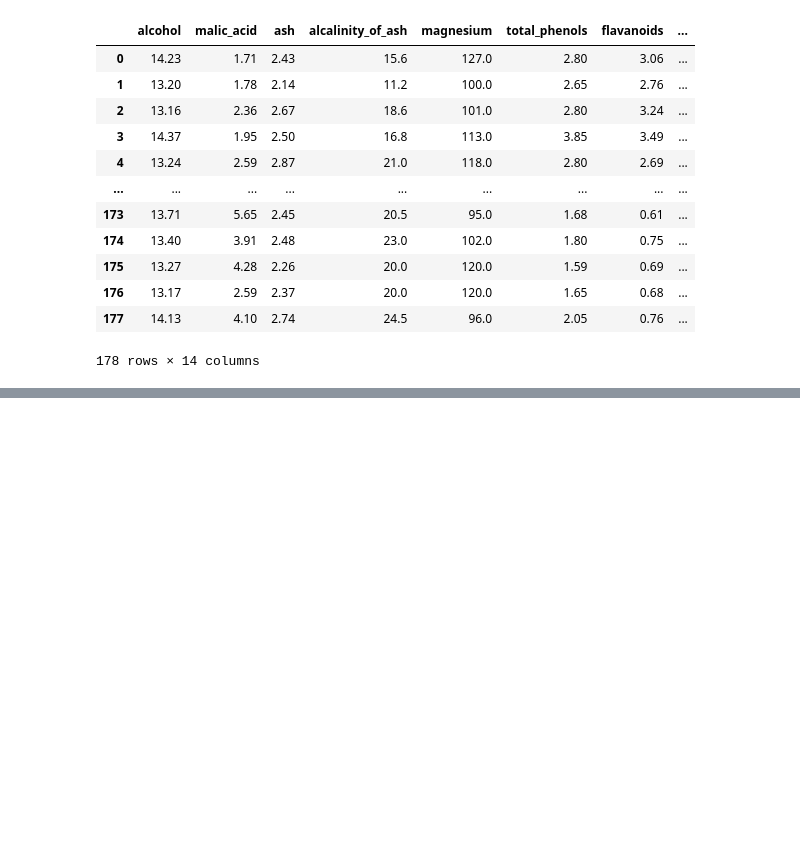
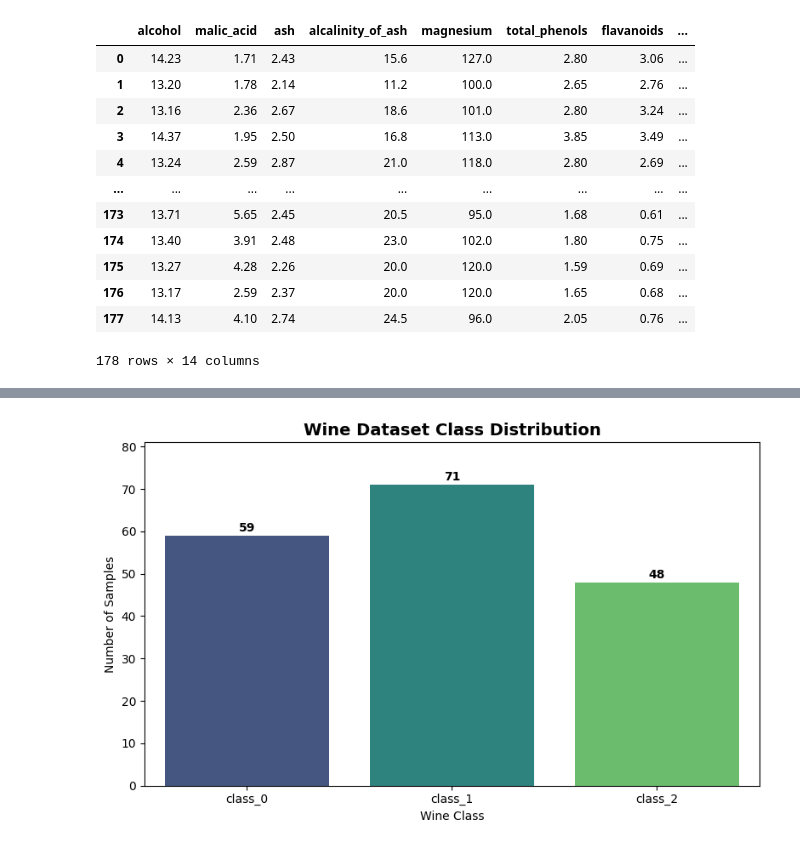
Before and after one commit to betulaltunyuva/wine-classification-project, a Jupyter notebook: wine_classification.ipynb, the cells around one changed output, grey strips where cells are left out. Saved outputs shown, nothing was run; the diff lists cells and outputs as text; code cells hidden in the pictures; blank space fills up the shorter version.

```diff
--- a/wine_classification.ipynb
+++ b/wine_classification.ipynb
@@ -237,0 +104,40 @@ Sonuç: Karar Ağacı modeli daha başarılıdır.
+# %%
+import seaborn as sns
+import matplotlib.pyplot as plt
+
+class_counts = data["class"].value_counts().sort_index()
+
+plt.figure(figsize=(8, 5))
+
+ax = sns.barplot(
+    x=wine.target_names,
+    y=class_counts.values,
+    hue=wine.target_names,
+    palette="viridis",
+    legend=False
+)
+
+for index, value in enumerate(class_counts.values):
+    ax.text(
+        index,
+        value + 1,
+        str(value),
+        ha="center",
+        fontweight="bold"
+    )
+
+plt.title("Wine Dataset Class Distribution", fontsize=14, fontweight="bold")
+plt.xlabel("Wine Class")
+plt.ylabel("Number of Samples")
+plt.ylim(0, class_counts.max() + 10)
+plt.tight_layout()
+
+plt.savefig(
+    "class_distribution.png",
+    dpi=300,
+    bbox_inches="tight"
+)
+
+plt.show()
+# %% [output]
+[figure, added]
```
Also changed, not shown: parts of 43 cells of this notebook.
